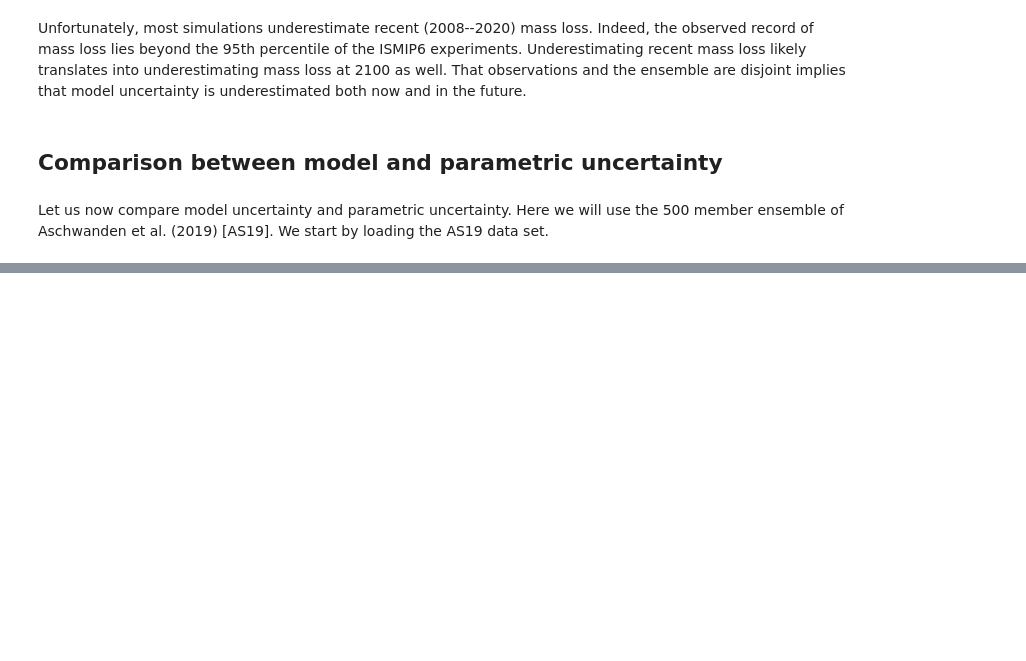
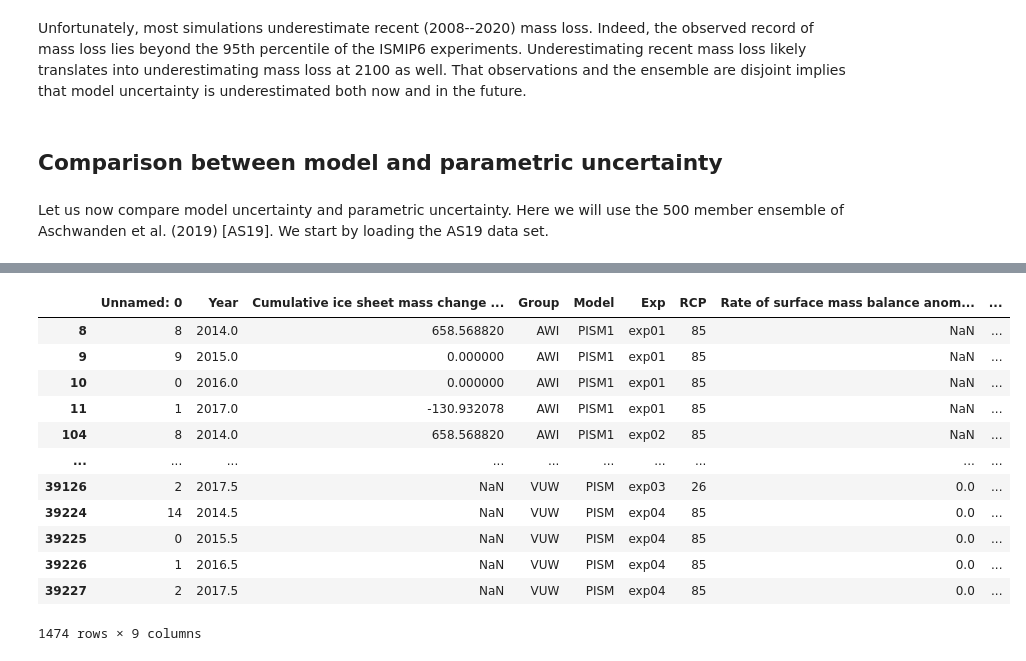
Before and after one commit to aaschwanden/ismip6-ipcc, a Jupyter notebook: analyze_slr_predictions.ipynb, the cells around one changed output, grey strips where cells are left out. Drawn from its saved outputs; the diff is of its cells as text; code cells hidden in the pictures; blank space fills up the shorter version.

```diff
--- a/analyze_slr_predictions.ipynb
+++ b/analyze_slr_predictions.ipynb
@@ -270,0 +256,16 @@ ismip6_ant_w_ctrl[(ismip6_ant_w_ctrl["Year"] > 2012) & (ismip6_ant_w_ctrl["Model
+# %%
+ismip6_ant[(ismip6_ant["Year"] < 2018) & (ismip6_ant["Year"] >= 2014)]
+# %% [output]
+|  | Unnamed: 0 | Year | Cumulative ice sheet mass change ... | Group | Model | Exp | RCP | Rate of surface mass balance anom... | ... |
+| 8 | 8 | 2014.0 | 658.568820 | AWI | PISM1 | exp01 | 85 | NaN | ... |
+| 9 | 9 | 2015.0 | 0.000000 | AWI | PISM1 | exp01 | 85 | NaN | ... |
+| 10 | 0 | 2016.0 | 0.000000 | AWI | PISM1 | exp01 | 85 | NaN | ... |
+| 11 | 1 | 2017.0 | -130.932078 | AWI | PISM1 | exp01 | 85 | NaN | ... |
+| 104 | 8 | 2014.0 | 658.568820 | AWI | PISM1 | exp02 | 85 | NaN | ... |
+| ... | ... | ... | ... | ... | ... | ... | ... | ... | ... |
+| 39126 | 2 | 2017.5 | NaN | VUW | PISM | exp03 | 26 | 0.0 | ... |
+| 39224 | 14 | 2014.5 | NaN | VUW | PISM | exp04 | 85 | 0.0 | ... |
+| 39225 | 0 | 2015.5 | NaN | VUW | PISM | exp04 | 85 | 0.0 | ... |
+| 39226 | 1 | 2016.5 | NaN | VUW | PISM | exp04 | 85 | 0.0 | ... |
+| 39227 | 2 | 2017.5 | NaN | VUW | PISM | exp04 | 85 | 0.0 | ... |
+1474 rows × 9 columns
```
Also changed, not shown: parts of 16 cells of this notebook, 1 other file.
